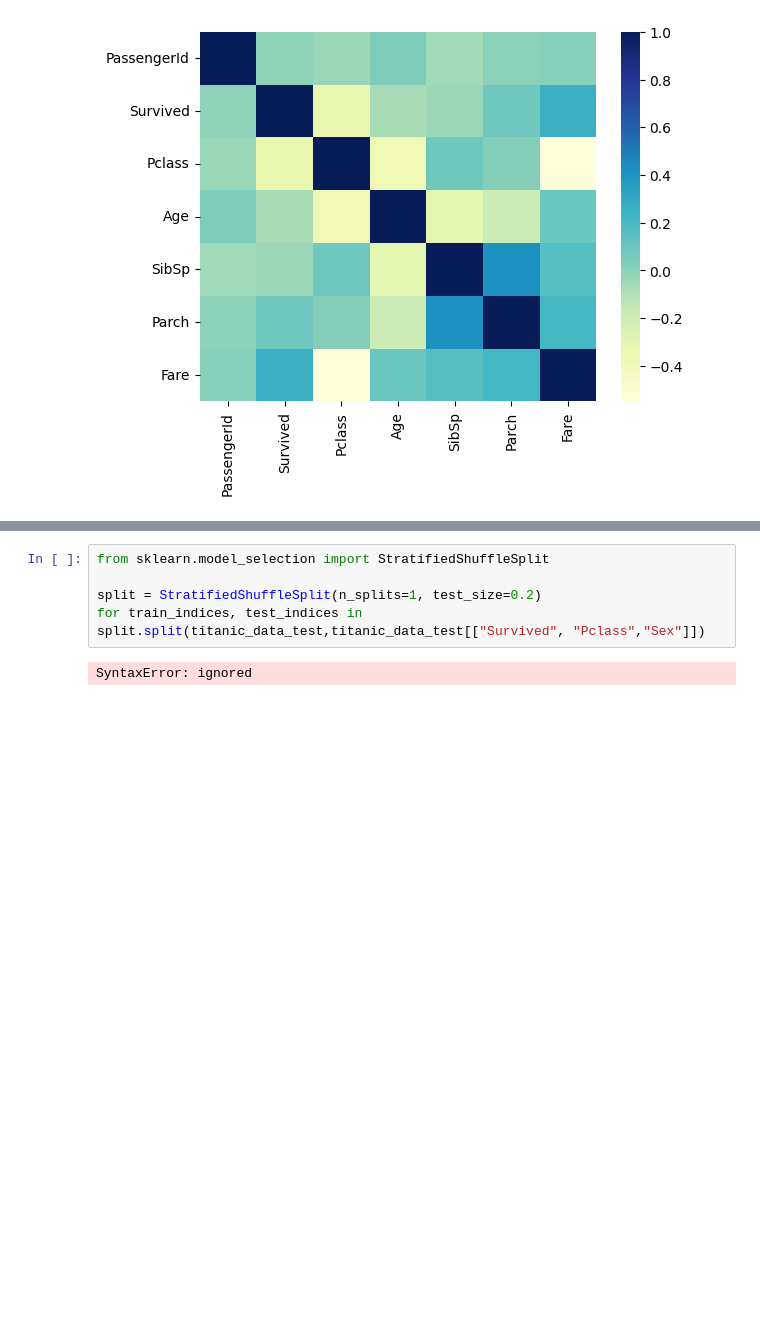
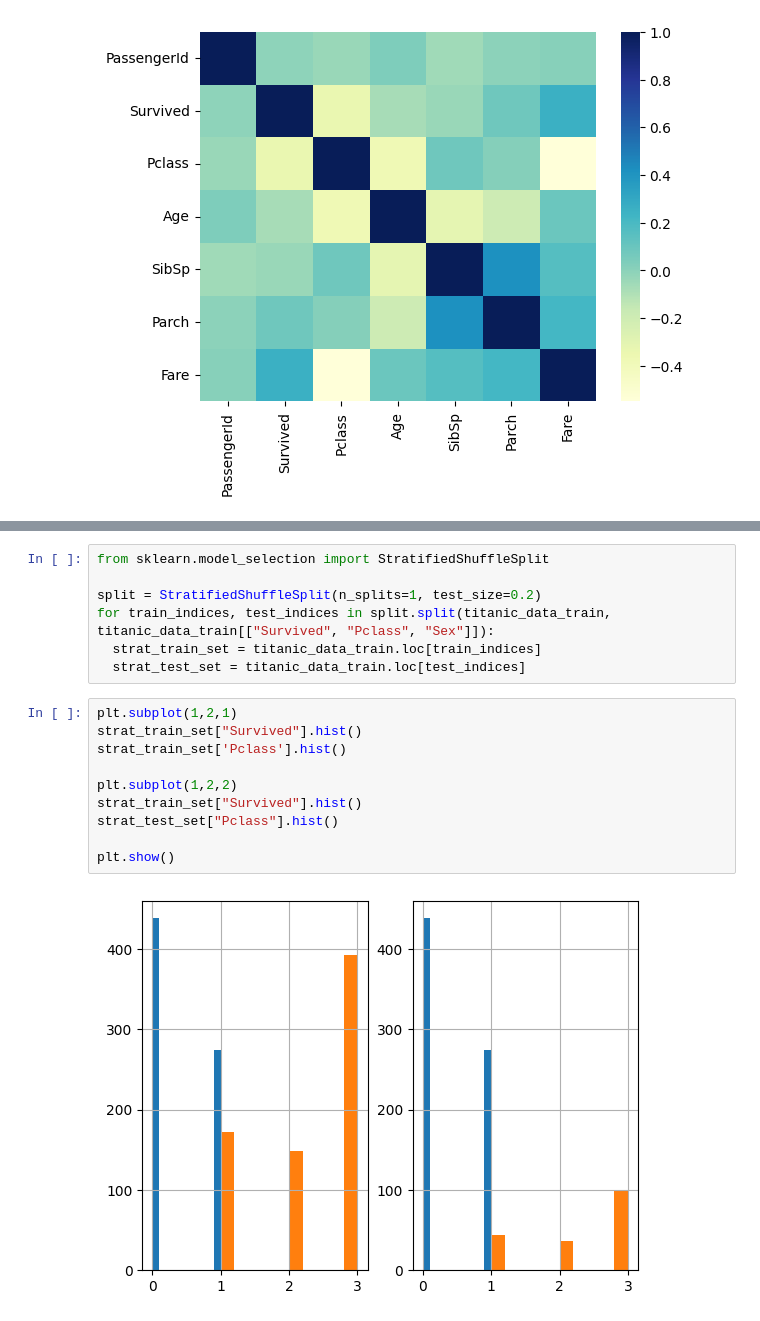
Before and after one commit to agnislur/titanic_article, a Jupyter notebook: artikel_titanic.ipynb, the cells around one changed output, grey strips where cells are left out. Saved outputs shown, nothing was run; the diff lists cells and outputs as text; blank space fills up the shorter version.

```diff
--- a/artikel_titanic.ipynb
+++ b/artikel_titanic.ipynb
@@ -88,6 +72,18 @@ plt.show()
 from sklearn.model_selection import StratifiedShuffleSplit
 
 split = StratifiedShuffleSplit(n_splits=1, test_size=0.2)
-for train_indices, test_indices in split.split(titanic_data_test,titanic_data_test[["Survived", "Pclass","Sex"]])
+for train_indices, test_indices in split.split(titanic_data_train, titanic_data_train[["Survived", "Pclass", "Sex"]]):
+  strat_train_set = titanic_data_train.loc[train_indices]
+  strat_test_set = titanic_data_train.loc[test_indices]
-# %% [output]
-SyntaxError: ignored
+# %%
+plt.subplot(1,2,1)
+strat_train_set["Survived"].hist()
+strat_train_set['Pclass'].hist()
+
+plt.subplot(1,2,2)
+strat_train_set["Survived"].hist()
+strat_test_set["Pclass"].hist()
+
+plt.show()
+# %% [output]
+[figure, added]
```
Also changed, not shown: parts of 6 cells of this notebook.
